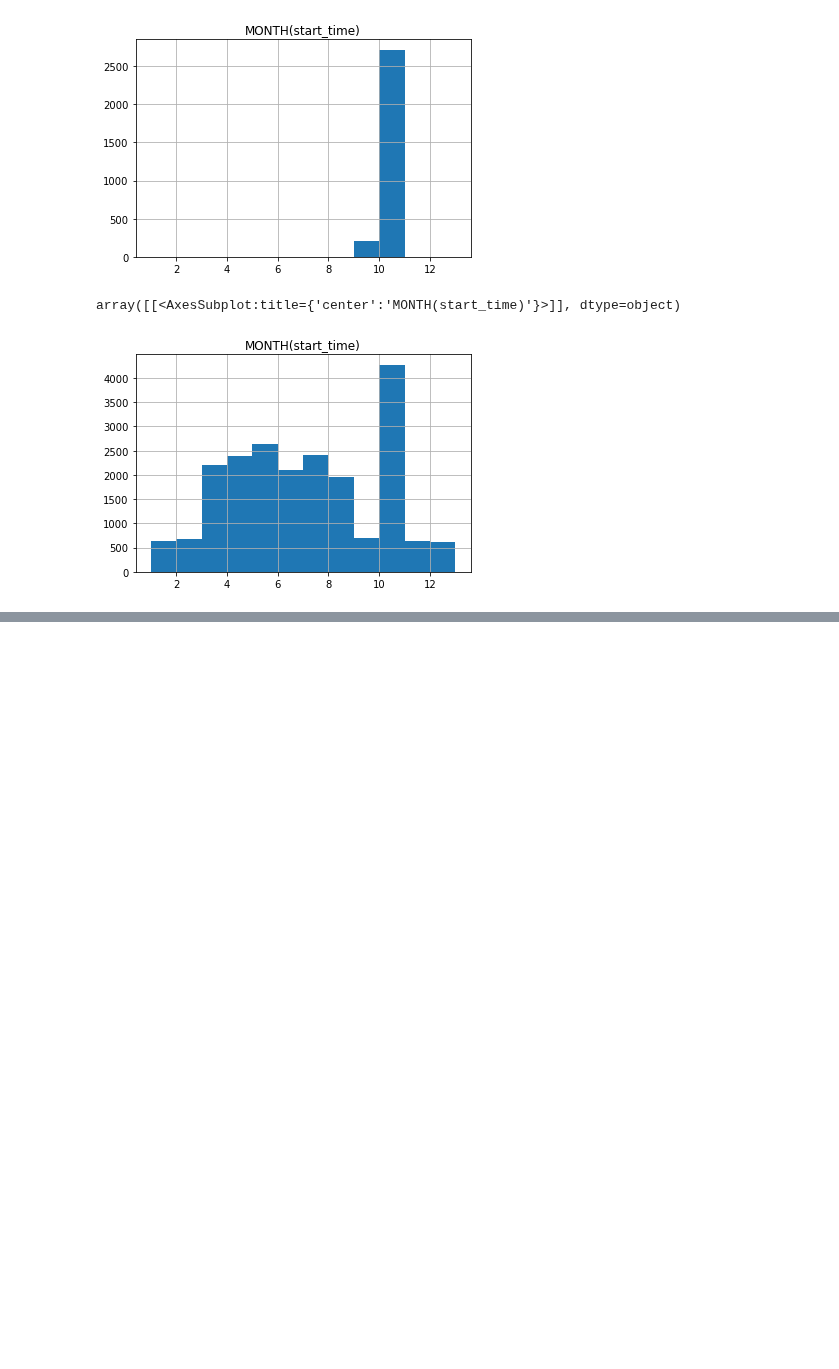
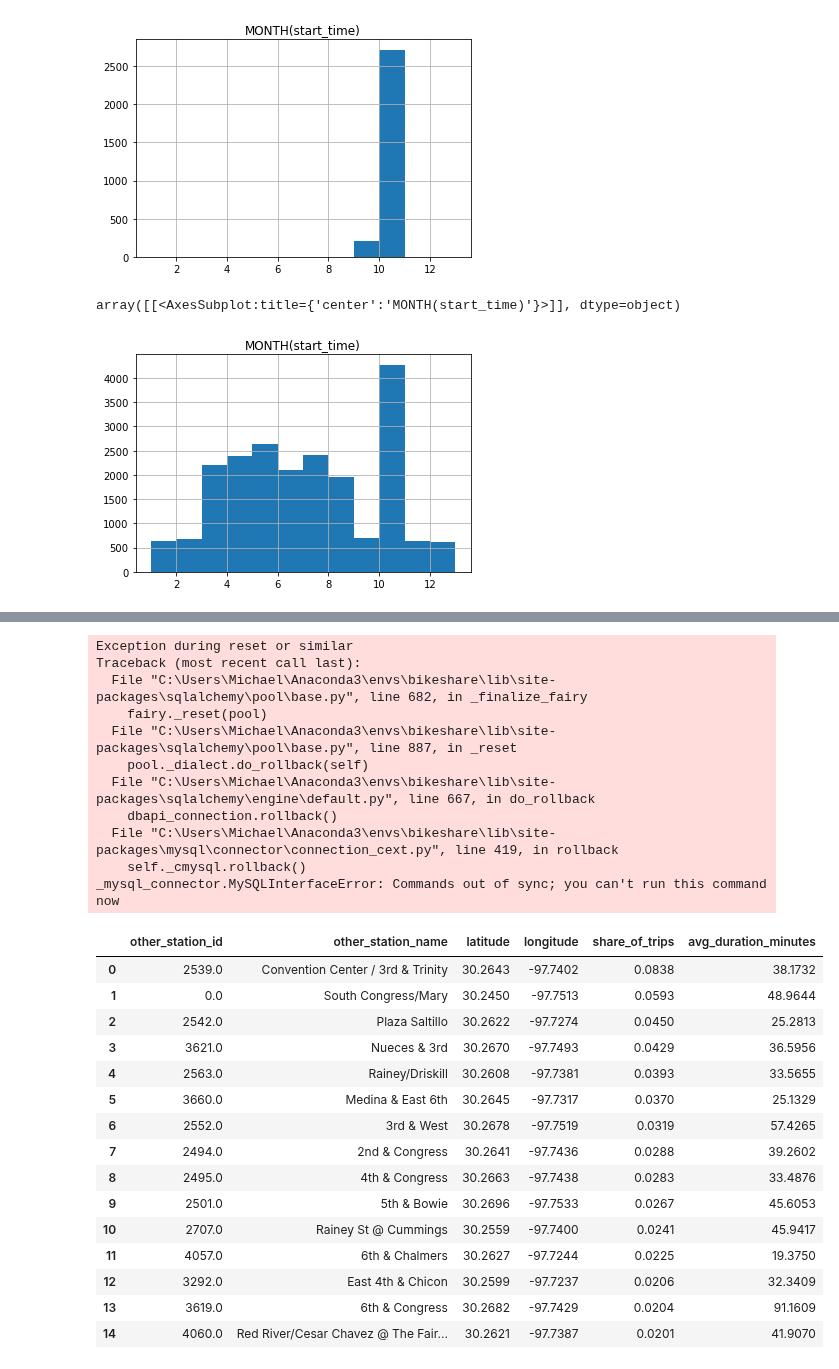
Before and after one commit to MQuigley2/bikeshare, a Jupyter notebook: bikeshare_initial_data_exploration.ipynb, the cells around one changed output, grey strips where cells are left out. Saved outputs shown, nothing was run; the diff lists cells and outputs as text; code cells hidden in the pictures; blank space fills up the shorter version.

```diff
--- a/bikeshare_initial_data_exploration.ipynb
+++ b/bikeshare_initial_data_exploration.ipynb
@@ -686,0 +822,33 @@ array([[<AxesSubplot:title={'center':'MONTH(start_time)'}>]], dtype=object)
+# %%
+station_stats3794_post2020=exec_query("""
+
+    CALL station_stats(3794,2019,2023);""")
+station_stats3794_post2020.head(15)
+# %% [output]
+Exception during reset or similar
+Traceback (most recent call last):
+  File "C:\Users\Michael\Anaconda3\envs\bikeshare\lib\site-packages\sqlalchemy\pool\base.py", line 682, in _finalize_fairy
+    fairy._reset(pool)
+  File "C:\Users\Michael\Anaconda3\envs\bikeshare\lib\site-packages\sqlalchemy\pool\base.py", line 887, in _reset
+    pool._dialect.do_rollback(self)
+  File "C:\Users\Michael\Anaconda3\envs\bikeshare\lib\site-packages\sqlalchemy\engine\default.py", line 667, in do_rollback
+    dbapi_connection.rollback()
+  File "C:\Users\Michael\Anaconda3\envs\bikeshare\lib\site-packages\mysql\connector\connection_cext.py", line 419, in rollback
+    self._cmysql.rollback()
+_mysql_connector.MySQLInterfaceError: Commands out of sync; you can't run this command now
+|  | other_station_id | other_station_name | latitude | longitude | share_of_trips | avg_duration_minutes |
+| 0 | 2539.0 | Convention Center / 3rd & Trinity | 30.2643 | -97.7402 | 0.0838 | 38.1732 |
+| 1 | 0.0 | South Congress/Mary | 30.2450 | -97.7513 | 0.0593 | 48.9644 |
+| 2 | 2542.0 | Plaza Saltillo | 30.2622 | -97.7274 | 0.0450 | 25.2813 |
+| 3 | 3621.0 | Nueces & 3rd | 30.2670 | -97.7493 | 0.0429 | 36.5956 |
+| 4 | 2563.0 | Rainey/Driskill | 30.2608 | -97.7381 | 0.0393 | 33.5655 |
+| 5 | 3660.0 | Medina & East 6th | 30.2645 | -97.7317 | 0.0370 | 25.1329 |
+| 6 | 2552.0 | 3rd & West | 30.2678 | -97.7519 | 0.0319 | 57.4265 |
+| 7 | 2494.0 | 2nd & Congress | 30.2641 | -97.7436 | 0.0288 | 39.2602 |
+| 8 | 2495.0 | 4th & Congress | 30.2663 | -97.7438 | 0.0283 | 33.4876 |
+| 9 | 2501.0 | 5th & Bowie | 30.2696 | -97.7533 | 0.0267 | 45.6053 |
+| 10 | 2707.0 | Rainey St @ Cummings | 30.2559 | -97.7400 | 0.0241 | 45.9417 |
+| 11 | 4057.0 | 6th & Chalmers | 30.2627 | -97.7244 | 0.0225 | 19.3750 |
+| 12 | 3292.0 | East 4th & Chicon | 30.2599 | -97.7237 | 0.0206 | 32.3409 |
+| 13 | 3619.0 | 6th & Congress | 30.2682 | -97.7429 | 0.0204 | 91.1609 |
+| 14 | 4060.0 | Red River/Cesar Chavez @ The Fair... | 30.2621 | -97.7387 | 0.0201 | 41.9070 |
```
Also changed, not shown: parts of 32 cells of this notebook, 2 other files.
